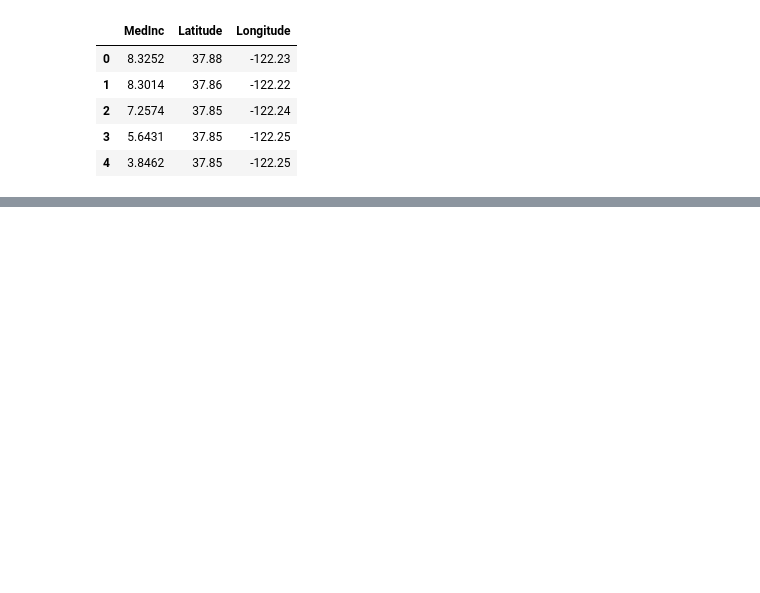
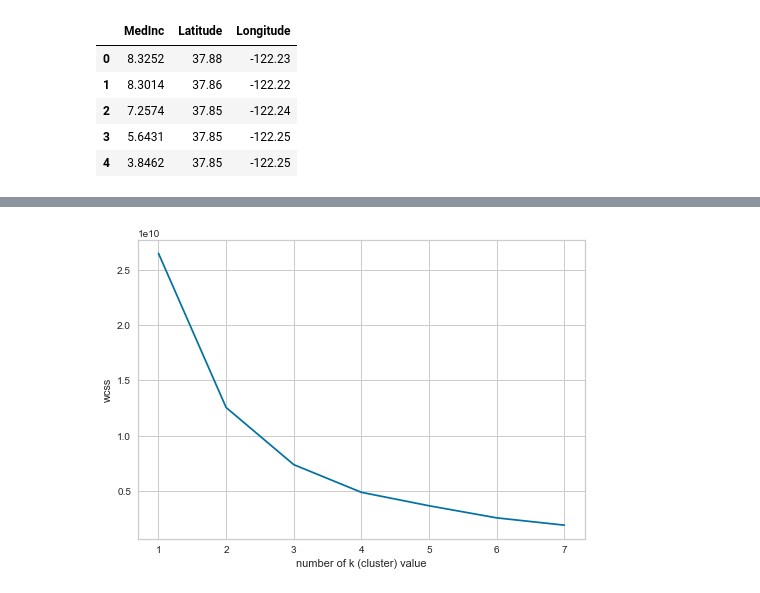
Before and after one commit to Menesbas/data_science_bootcamp, a Jupyter notebook: week4/Week_04_Odev_2.ipynb, the cells around one changed output, grey strips where cells are left out. Cells and saved outputs as stored; diff of their text form; code cells hidden in the pictures; blank space fills up the shorter version.

```diff
--- a/week4/Week_04_Odev_2.ipynb
+++ b/week4/Week_04_Odev_2.ipynb
@@ -49,0 +82,16 @@ X.head()
+# %%
+# Applying the The Elbow Method
+
+#creating a list
+wcss = []
+#calculating the wcss for every cluster value
+for k in range(1,8):
+    kmeans = KMeans(n_clusters = k)
+    kmeans.fit(X)
+    wcss.append(kmeans.inertia_)
+plt.plot(range(1,8),wcss)
+plt.xlabel("number of k (cluster) value")
+plt.ylabel("wcss")
+plt.show()
+# %% [output]
+[figure, added]
```
Also changed, not shown: parts of 13 cells of this notebook.
